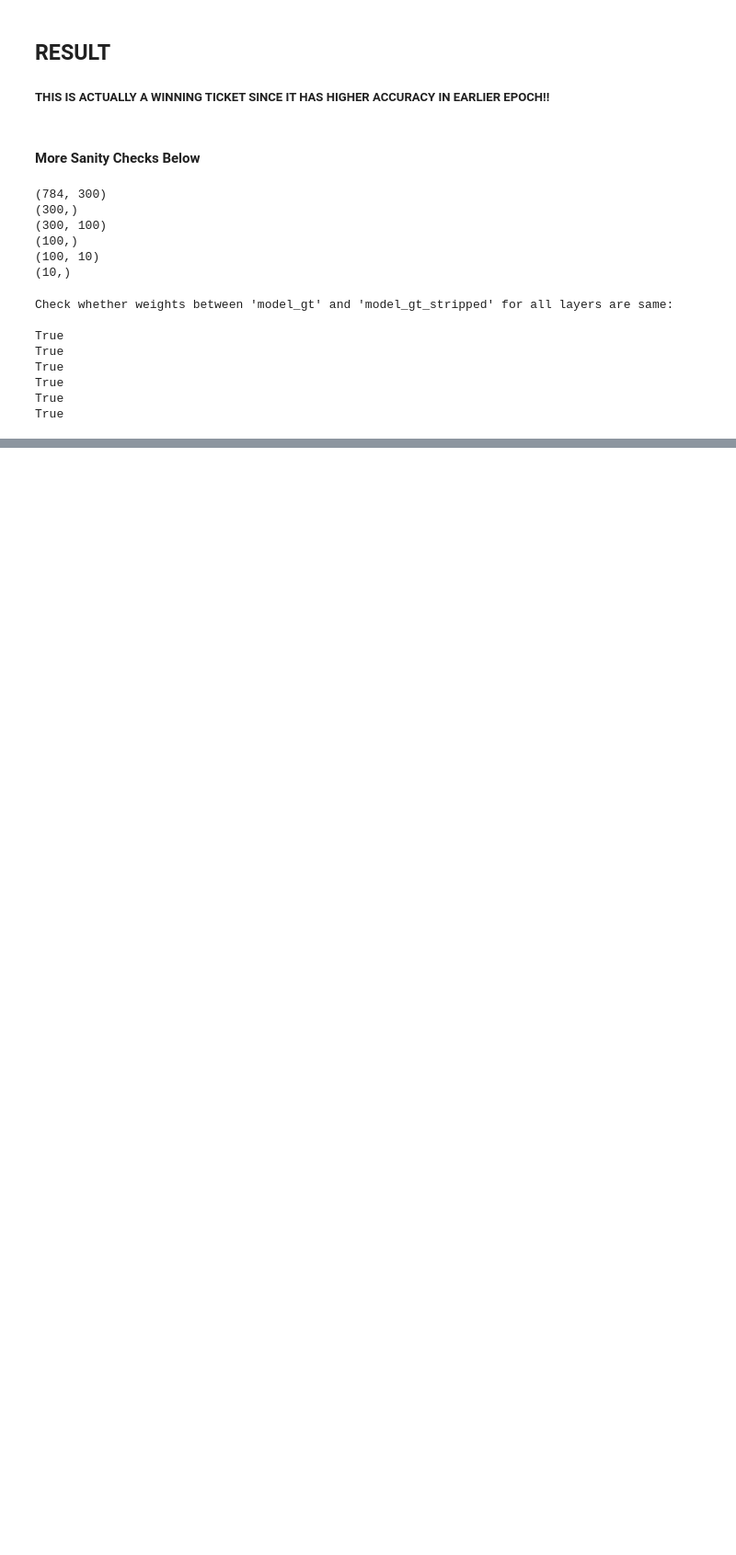
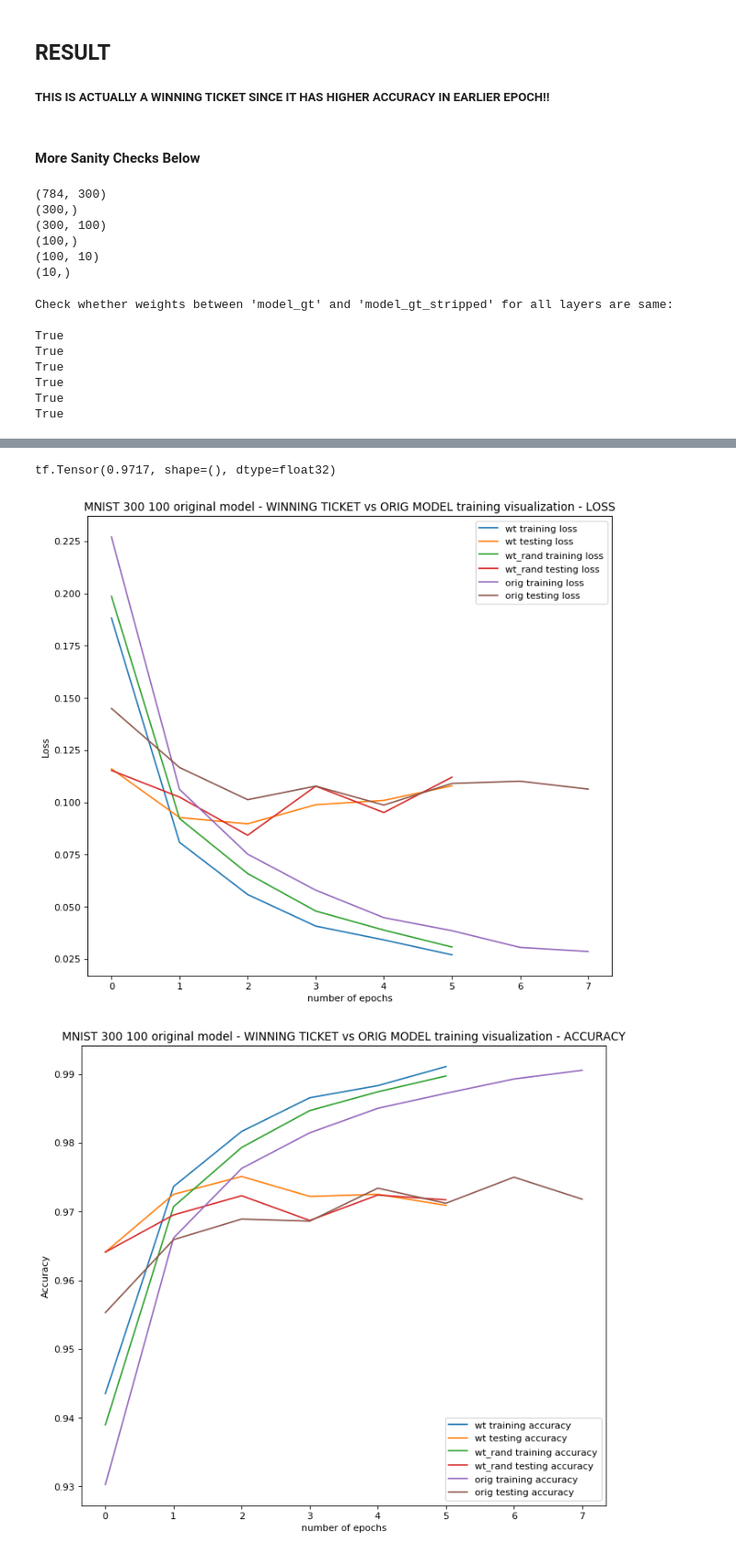
Before and after one commit to Mraksu/Winning-Tickets-in-Smaller-Neural-Networks, a Jupyter notebook: One Shot Winning Ticket Experiment.ipynb, the cells around one changed output, grey strips where cells are left out. Shown at 92% size. Drawn from its saved outputs; the diff is of its cells as text; code cells hidden in the pictures; blank space fills up the shorter version.

```diff
--- a/One Shot Winning Ticket Experiment.ipynb
+++ b/One Shot Winning Ticket Experiment.ipynb
@@ -916,0 +989,2 @@ True
+# %%
+model_gt_random_w_stripped=sparsity.strip_pruning(model_gt_random_w)
@@ -916,0 +1064,13 @@ True
+# %%
+@tf.function
+def test_step(model, optimizer, data, labels):
+    """
+    Function to test model performance
+    on testing dataset
+    """
+
+    predictions = model(data)
+    t_loss = loss_fn(labels, predictions)
+
+    test_loss(t_loss)
+    test_accuracy(labels, predictions)
@@ -916,0 +1149,49 @@ True
+# %%
+#test accuracy of random weights winning ticket
+
+test_accuracy.reset_states()
+test_step(model_gt_random_w_stripped,optimizer,X_test,y_test)
+score_winning=test_accuracy.result()
+print(score_winning)
+# %% [output]
+tf.Tensor(0.9717, shape=(), dtype=float32)
+# %%
+#to clear the zero values from dictionary to have better visualization
+
+for k,v in history_winning_random_w.items():
+    history_winning_random_w[k]=np.where(v==0,np.nan,v)
+# %%
+# Visualize neural network which is to be pruned off-
+fig=plt.figure(figsize=(10, 9), dpi= 80, facecolor='w', edgecolor='k')
+
+plt.plot(history_winning['loss'], label = 'wt training loss')
+plt.plot(history_winning['val_loss'], label = 'wt testing loss')
+plt.plot(history_winning_random_w['loss'], label = 'wt_rand training loss')
+plt.plot(history_winning_random_w['val_loss'], label = 'wt_rand testing loss')
+plt.plot(history_orig.history['loss'], label = 'orig training loss')
+plt.plot(history_orig.history['val_loss'], label = 'orig testing loss')
+
+
+plt.title("MNIST 300 100 original model - WINNING TICKET's vs ORIG MODEL training visualization - LOSS")
+plt.ylabel("Loss")
+plt.xlabel("number of epochs")
+plt.legend(loc = 'best')
+plt.show()
+
+fig=plt.figure(figsize=(10, 9), dpi= 80, facecolor='w', edgecolor='k')
+
+plt.plot(history_winning['accuracy'], label = 'wt training accuracy')
+plt.plot(history_winning['val_accuracy'], label = 'wt testing accuracy')
+plt.plot(history_winning_random_w['accuracy'], label = 'wt_rand training accuracy')
+plt.plot(history_winning_random_w['val_accuracy'], label = 'wt_rand testing accuracy')
+plt.plot(history_orig.history['accuracy'], label = 'orig training accuracy')
+plt.plot(history_orig.history['val_accuracy'], label = 'orig testing accuracy')
+
+plt.title("MNIST 300 100 original model - WINNING TICKET's vs ORIG MODEL training visualization - ACCURACY")
+plt.ylabel("Accuracy")
+plt.xlabel("number of epochs")
+plt.legend(loc = 'best')
+plt.show()
+# %% [output]
+[figure, added]
+[figure, added]
```
Also changed, not shown: parts of 40 cells of this notebook.
